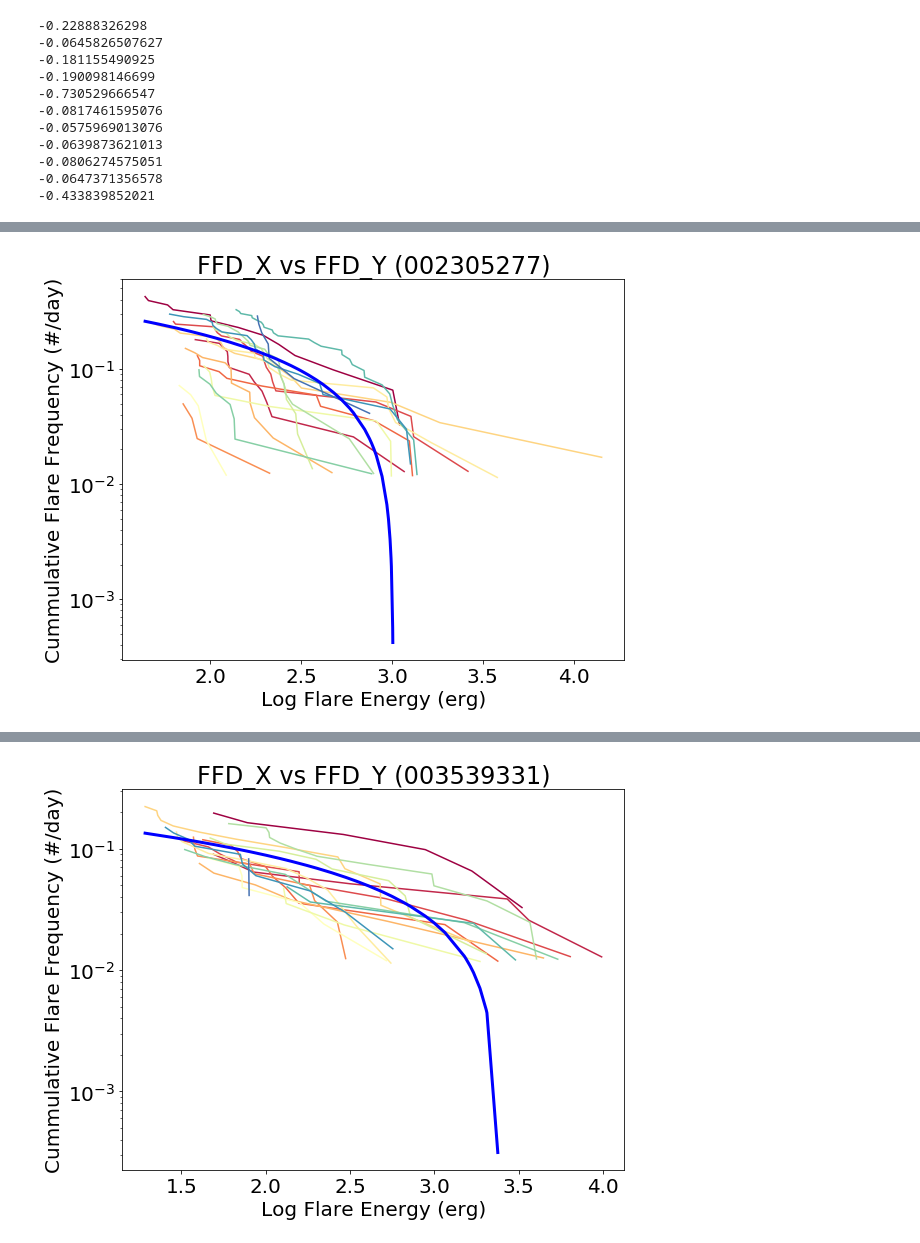
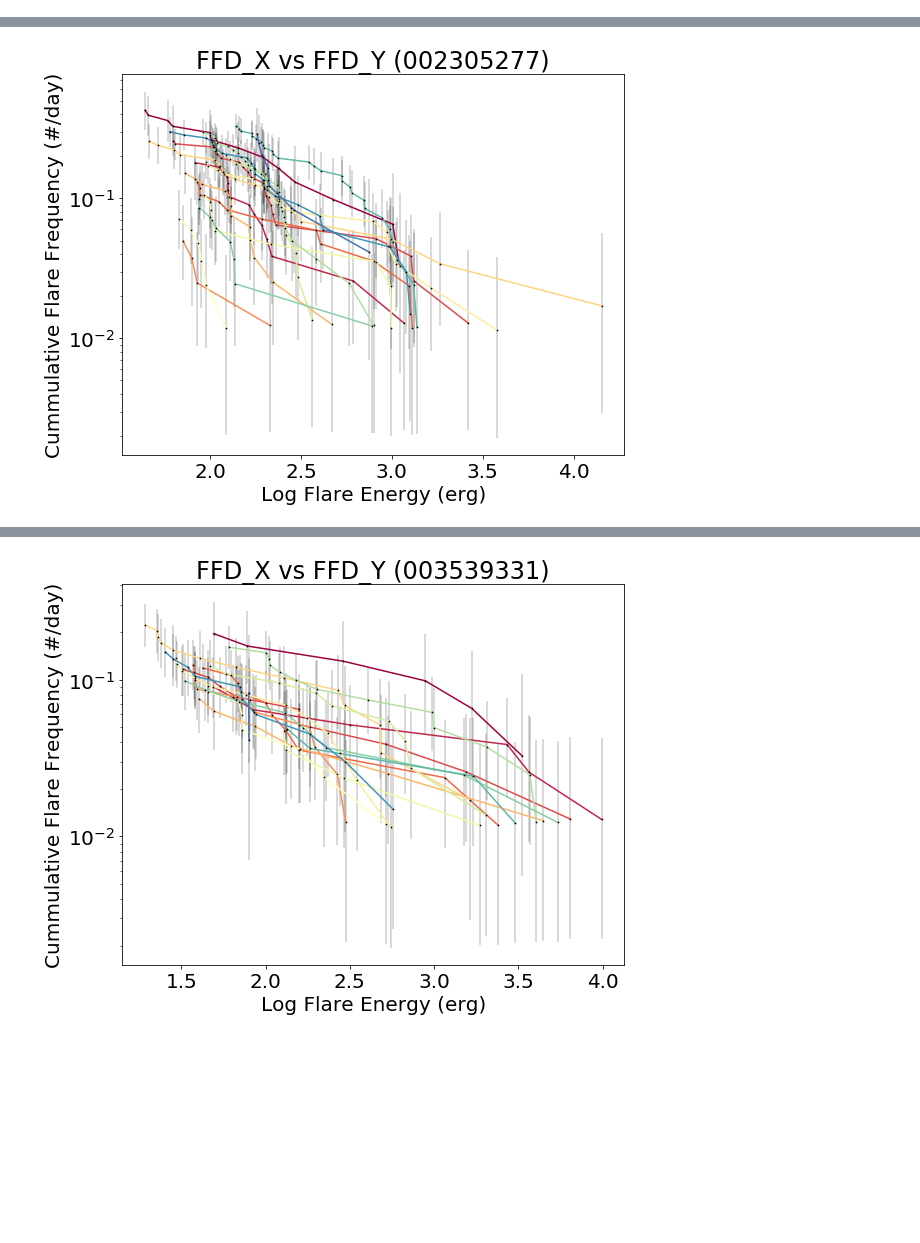
Before and after one commit to mscoggs/flare_cycles, a Jupyter notebook: flaregraphs.ipynb, the cells around one changed output, grey strips where cells are left out. Saved outputs shown, nothing was run; the diff lists cells and outputs as text; code cells hidden in the pictures; blank space fills up the shorter version.

```diff
--- a/flaregraphs.ipynb
+++ b/flaregraphs.ipynb
@@ -82,15 +96,19 @@ for line in targets: #going through each KIC
 
 
 
-
-                err_list.append(err_dn + err_up)
+                #USE BIGGER OF TWO ERRRORS
+                #err_list.append(err_dn + err_up)
+                err_list.append(err_up)
 
 
 
 
 
 
-    slope, intercept = np.polyfit(time, frequency, 1)
+
+    params, cov = np.polyfit(time, frequency, 1, cov=True)
+    slope, intercept = params
+
     line_y = [slope * i + intercept for i in time]
     plt.plot(time, line_y, 'black',  lw=3,) #plotting a best fit line
 
@@ -180,7 +198,7 @@ for line in targets: #going through each KIC
             err_dn.append((np.abs(toteFlare * (1.-1./(9. * toteFlare)-1./(3.*np.sqrt(toteFlare)))**3.-toteFlare))/toteDur)
             err_up.append((np.sqrt(toteFlare + 0.75) + 1.0)/toteDur)
 
-        #plt.errorbar(ffd_xEnergy, ffd_yFrequency, yerr = [err_dn, err_up], c = 'black', elinewidth=.3, fmt='o', markersize = .75)
+        plt.errorbar(ffd_xEnergy, ffd_yFrequency, yerr = [err_dn, err_up], c = 'black', elinewidth=.3, fmt='o', markersize = .75)
 
 
 
@@ -256,7 +274,7 @@ for line in targets: #going through each KIC
             err_dn.append((np.abs(toteFlare * (1.-1./(9. * toteFlare)-1./(3.*np.sqrt(toteFlare)))**3.-toteFlare))/toteDur)
             err_up.append((np.sqrt(toteFlare + 0.75) + 1.0)/toteDur)
 
-        #plt.errorbar(ffd_xEnergy[ok68], ffd_yFrequency[ok68], yerr = [err_dn, err_up], c = 'black', elinewidth=.3, fmt='o', markersize = .75)
+        plt.errorbar(ffd_xEnergy[ok68], ffd_yFrequency[ok68], yerr = [err_dn, err_up], c = 'black', elinewidth=.3, fmt='o', markersize = .75)
 
 
 
@@ -266,24 +284,13 @@ for line in targets: #going through each KIC
     sortedFrequency = np.sort(frequencyList)[::-1]
 
 
-#
+
 
     slope, intercept = np.polyfit(sortedEnergy, sortedFrequency, 1)
-    print(slope)
+    #print(slope)
     line_y = [slope * i + intercept for i in sortedEnergy]
-    plt.plot(sortedEnergy, line_y, 'b',  lw=3,) #plotting a best fit line
+    #plt.plot(sortedEnergy, line_y, 'b',  lw=3,) #plotting a best fit line
+
+
     #plt.savefig('ffd_x-vs-ffd_y-sig-plot/'+KIC+'_sig_FFD.png')
-
-#
 # %% [output]
--0.22888326298
--0.0645826507627
--0.181155490925
--0.190098146699
--0.730529666547
--0.0817461595076
--0.0575969013076
--0.0639873621013
--0.0806274575051
--0.0647371356578
--0.433839852021
@@ -293 +300 @@ for line in targets: #going through each KIC
-[figure, old version]
+[figure, new version]
@@ -297 +304 @@ for line in targets: #going through each KIC
-[figure, old version]
+[figure, new version]
```
Also changed, not shown: parts of 4 cells of this notebook.
